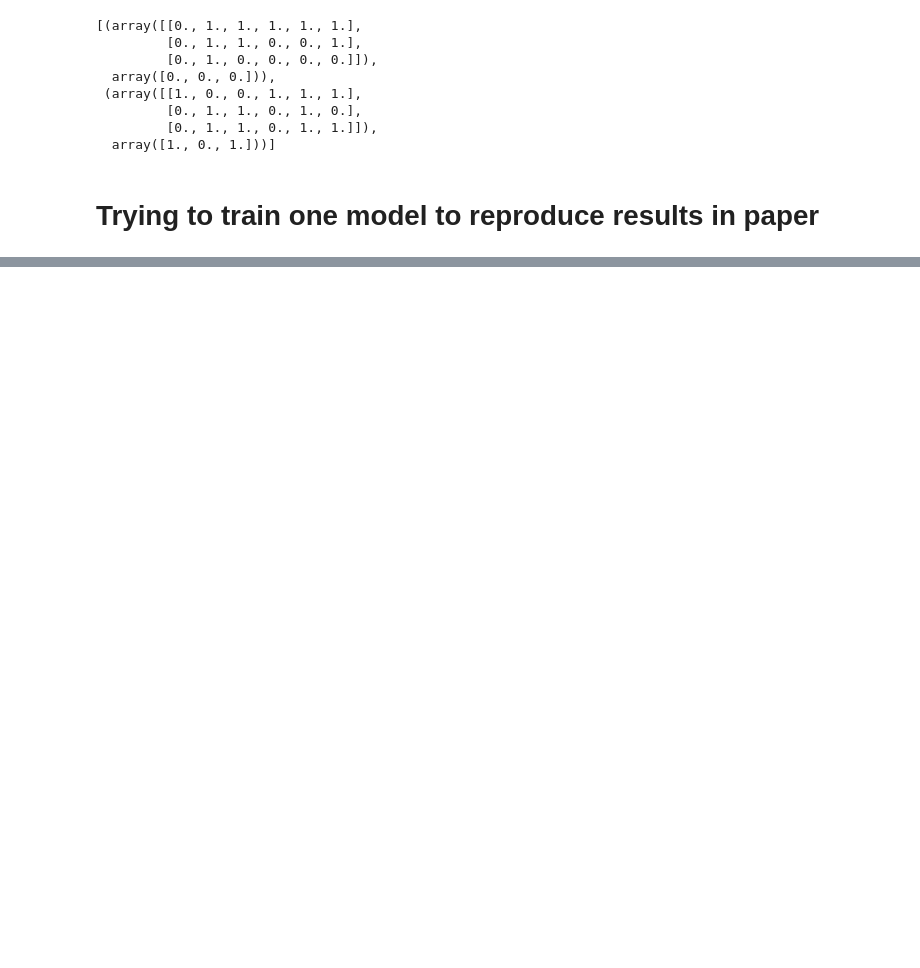
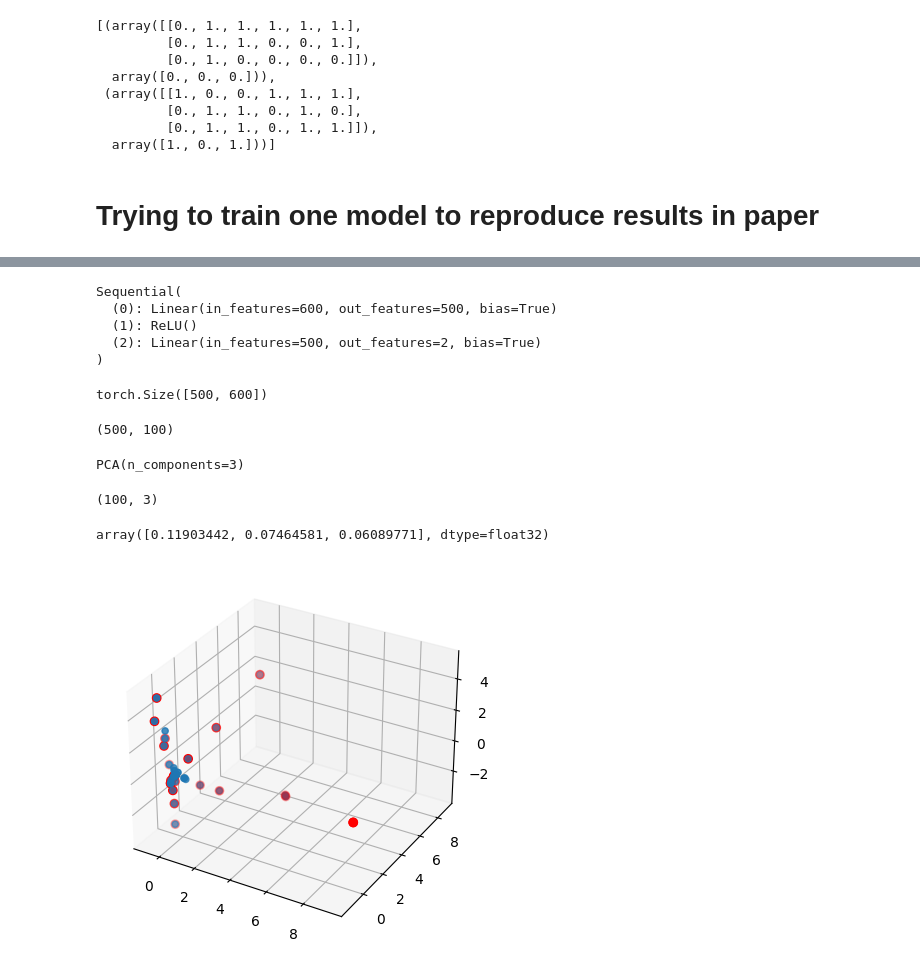
Before and after one commit to 0amp/investigating_multitask_sparse_parity, a Jupyter notebook: quantization.ipynb, the cells around one changed output, grey strips where cells are left out. Cells and saved outputs as stored; diff of their text form; code cells hidden in the pictures; blank space fills up the shorter version.

```diff
--- a/quantization.ipynb
+++ b/quantization.ipynb
@@ -188,0 +193,21 @@ plt.xscale("log")
+# %%
+mlp.eval()
+# %% [output]
+Sequential(
+  (0): Linear(in_features=600, out_features=500, bias=True)
+  (1): ReLU()
+  (2): Linear(in_features=500, out_features=2, bias=True)
+)
+# %%
+mlp[0].weight.shape # (500, 600)
+# x: (600, 1); X: (m, 600) -> Wx or XW^t
+# want to see: representation of x = (0)_500 (0..1..0)_100
+# Wx -> column of W
+# want PCA of last 100 columns of W
+# %% [output]
+torch.Size([500, 600])
+# %%
+col_last = mlp[0].weight[:, -100:].cpu().detach().numpy()
+col_last.shape
+# %% [output]
+(500, 100)
@@ -188,0 +216,26 @@ plt.xscale("log")
+# %%
+pca = PCA(n_components=3)
+pca.fit(col_last.T)
+# %% [output]
+PCA(n_components=3)
+# %%
+pca_col_last = pca.transform(col_last.T)
+control_bits = mlp[0].weight[:, :-100].cpu().detach().numpy() # (500, 500)
+pca_control = pca.transform(control_bits.T)
+# %%
+pca_col_last.shape
+# %% [output]
+(100, 3)
+# %%
+pca.explained_variance_ratio_
+# %% [output]
+array([0.11903442, 0.07464581, 0.06089771], dtype=float32)
+# %%
+fig = plt.figure()
+ax = fig.add_subplot(projection = '3d')
+ax.scatter(pca_col_last[:, 0], pca_col_last[:, 1], pca_col_last[:, 2])
+for i in range(10):
+    inds = np.where(task_subsets[i] != 0)
+    ax.scatter(pca_col_last[inds[0], 0], pca_col_last[inds[0], 1], pca_col_last[inds[0], 2], color = "red", s = 36)
+# %% [output]
+[figure, added]
```
Also changed, not shown: parts of 12 cells of this notebook.
